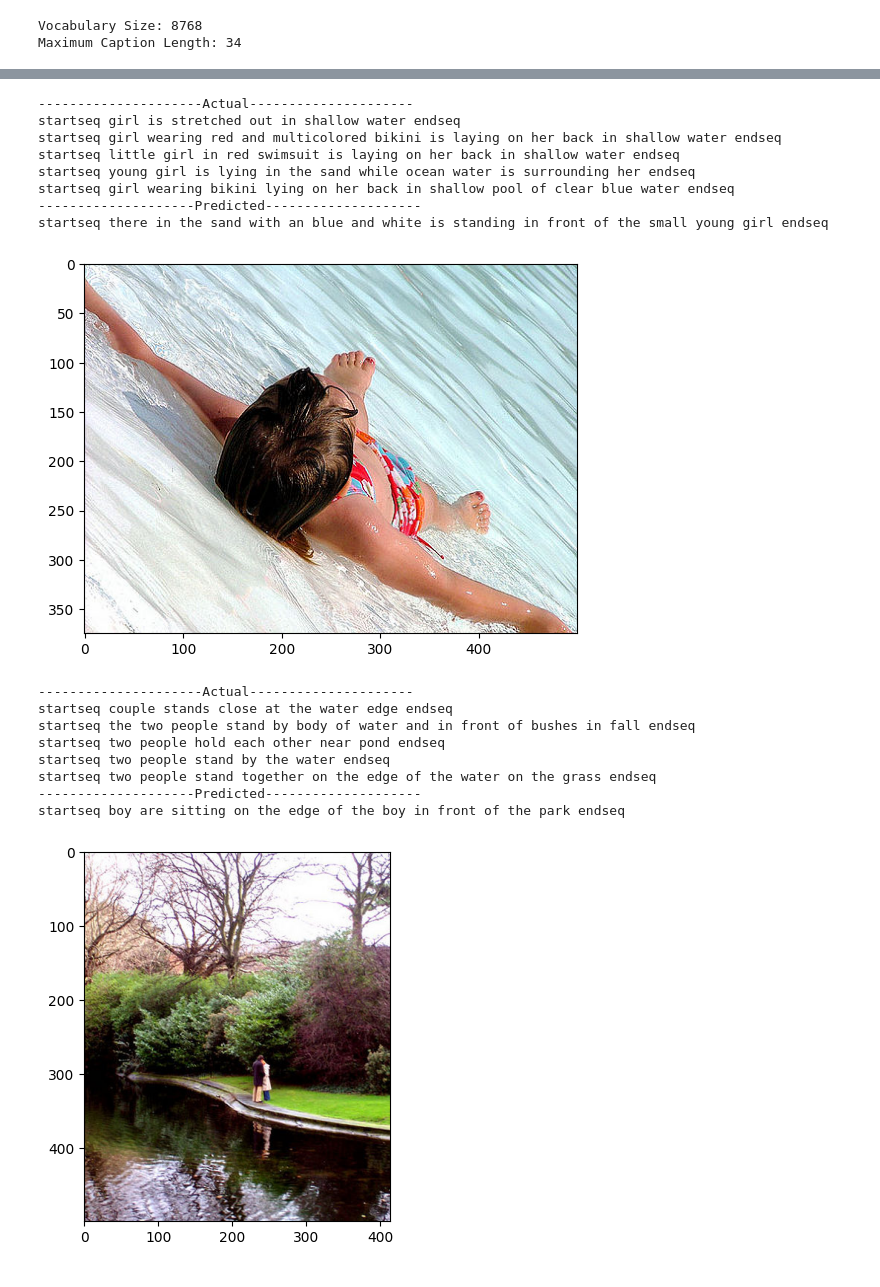
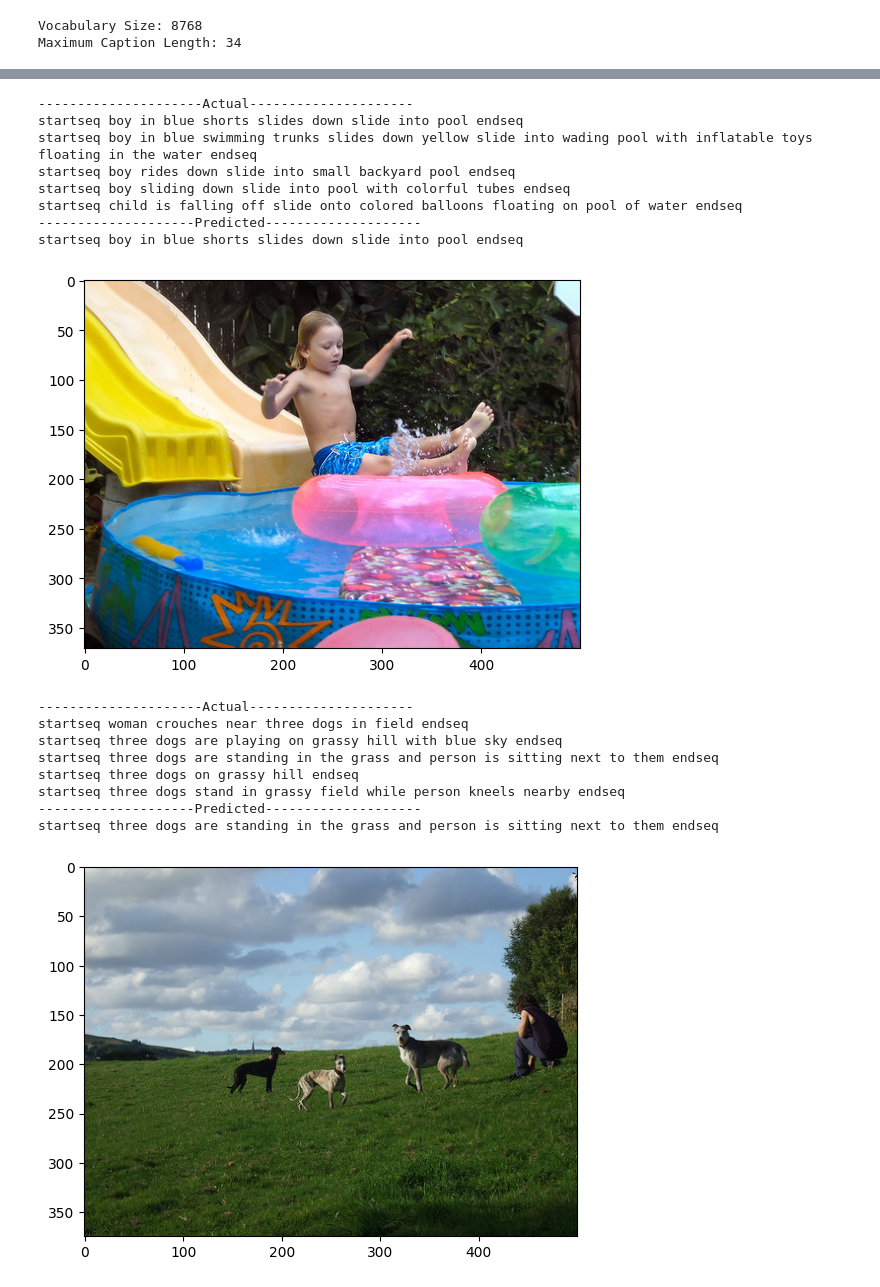
Before and after one commit to mohamedyasser-eng/image-caption, a Jupyter notebook: image caption.ipynb, the cells around one changed output, grey strips where cells are left out. Saved outputs shown, nothing was run; the diff lists cells and outputs as text; code cells hidden in the pictures.

```diff
--- a/image caption.ipynb
+++ b/image caption.ipynb
@@ -411,29 +431,29 @@ def generate_caption(image_name):
     print(y_pred)
     plt.imshow(image)
 # %%
-generate_caption("667626_18933d713e.jpg")
+generate_caption("1077546505_a4f6c4daa9.jpg")
 # %% [output]
 ---------------------Actual---------------------
-startseq girl is stretched out in shallow water endseq
-startseq girl wearing red and multicolored bikini is laying on her back in shallow water endseq
-startseq little girl in red swimsuit is laying on her back in shallow water endseq
-startseq young girl is lying in the sand while ocean water is surrounding her endseq
-startseq girl wearing bikini lying on her back in shallow pool of clear blue water endseq
+startseq boy in blue shorts slides down slide into pool endseq
+startseq boy in blue swimming trunks slides down yellow slide into wading pool with inflatable toys floating in the water endseq
+startseq boy rides down slide into small backyard pool endseq
+startseq boy sliding down slide into pool with colorful tubes endseq
+startseq child is falling off slide onto colored balloons floating on pool of water endseq
 --------------------Predicted--------------------
-startseq there in the sand with an blue and white is standing in front of the small young girl endseq
+startseq boy in blue shorts slides down slide into pool endseq
-[figure, old version]
+[figure, new version]
 # %%
-generate_caption("3637013_c675de7705.jpg")
+generate_caption("1032122270_ea6f0beedb.jpg")
 # %% [output]
 ---------------------Actual---------------------
-startseq couple stands close at the water edge endseq
-startseq the two people stand by body of water and in front of bushes in fall endseq
-startseq two people hold each other near pond endseq
-startseq two people stand by the water endseq
-startseq two people stand together on the edge of the water on the grass endseq
+startseq woman crouches near three dogs in field endseq
+startseq three dogs are playing on grassy hill with blue sky endseq
+startseq three dogs are standing in the grass and person is sitting next to them endseq
+startseq three dogs on grassy hill endseq
+startseq three dogs stand in grassy field while person kneels nearby endseq
 --------------------Predicted--------------------
-startseq boy are sitting on the edge of the boy in front of the park endseq
+startseq three dogs are standing in the grass and person is sitting next to them endseq
-[figure, old version]
+[figure, new version]
 # %%
 generate_caption("72218201_e0e9c7d65b.jpg")
 # %% [output]
```
Also changed, not shown: parts of 9 cells of this notebook.
